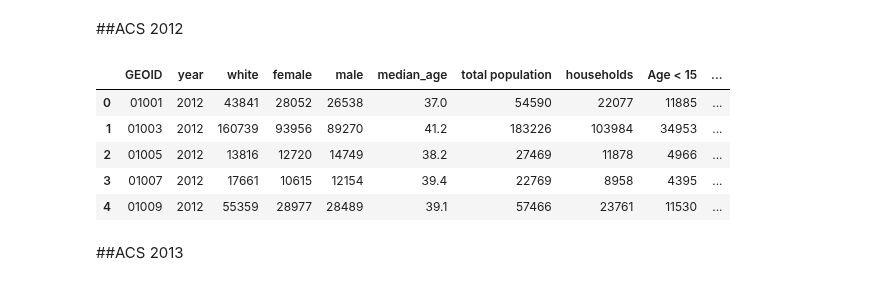
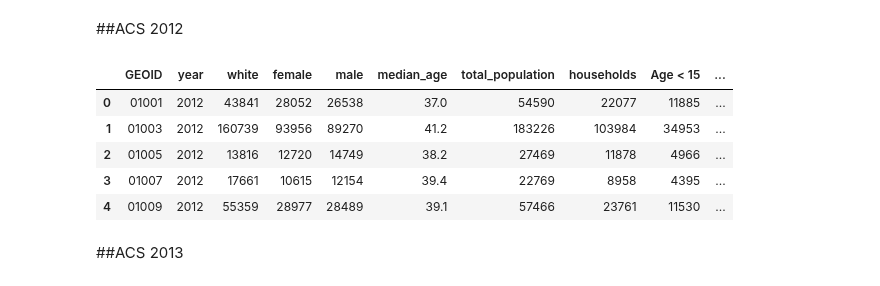
Before and after one commit to ReidelVichot/LC_identification, a Jupyter notebook: census_cleaning_11_18_24.ipynb, the cells around one changed output. Drawn from its saved outputs; the diff is of its cells as text; code cells hidden in the pictures.

```diff
--- a/census_cleaning_11_18_24.ipynb
+++ b/census_cleaning_11_18_24.ipynb
@@ -339,35 +321,35 @@ renamed_columns = {'Estimate!!RACE!!White': 'white',
          'Estimate!!SEX AND AGE!!10 to 14 years': '10_to_14_years',
          'Estimate!!SEX AND AGE!!15 to 19 years': '15_to_19_years',
          'Estimate!!SEX AND AGE!!20 to 24 years': '20_to_24_years',
          'Estimate!!SEX AND AGE!!25 to 34 years': '25_to_34_years',
          'Estimate!!SEX AND AGE!!35 to 44 years': '35_to_44_years',
          'Estimate!!SEX AND AGE!!45 to 54 years': '45_to_54_years',
          'Estimate!!SEX AND AGE!!55 to 59 years': '55_to_59_years',
          'Estimate!!SEX AND AGE!!60 to 64 years': '60_to_64_years',
          'Estimate!!SEX AND AGE!!65 years and over': '65_years_and_over',
          'Estimate!!SEX AND AGE!!Female': 'female',
          'Estimate!!SEX AND AGE!!Male': 'male',
          'Estimate!!SEX AND AGE!!Median age (years)': 'median_age',
-         'Estimate!!SEX AND AGE!!Total population': 'total population',
+         'Estimate!!SEX AND AGE!!Total population': 'total_population',
          'Estimate!!Total housing units': 'households'}
 acs5_12.rename(columns=renamed_columns, inplace=True)
 
 # -- create age groups
 acs5_12["Age < 15"] = acs5_12['under_5_years'] + acs5_12['5_to_9_years'] + acs5_12['10_to_14_years']
 acs5_12["Age 15-24"] = acs5_12['15_to_19_years'] + acs5_12['20_to_24_years']
 acs5_12["Age 25-44"] = acs5_12['25_to_34_years'] + acs5_12['35_to_44_years']
 acs5_12["Age 45-64"] = acs5_12['45_to_54_years'] + acs5_12['55_to_59_years'] + acs5_12['60_to_64_years']
 acs5_12["Age >= 65"] = acs5_12['65_years_and_over']
 
 
 # -- drop unnecesary columns
 acs5_12.drop(columns=['under_5_years', '5_to_9_years', '10_to_14_years',
                       '15_to_19_years', '20_to_24_years', '25_to_34_years',
                       '35_to_44_years', '45_to_54_years', '55_to_59_years',
                       '60_to_64_years', '65_years_and_over'], inplace=True)
 acs5_12.head()
 # %% [output]
-|  | GEOID | year | white | female | male | median_age | total population | households | Age < 15 | ... |
+|  | GEOID | year | white | female | male | median_age | total_population | households | Age < 15 | ... |
 | 0 | 01001 | 2012 | 43841 | 28052 | 26538 | 37.0 | 54590 | 22077 | 11885 | ... |
 | 1 | 01003 | 2012 | 160739 | 93956 | 89270 | 41.2 | 183226 | 103984 | 34953 | ... |
 | 2 | 01005 | 2012 | 13816 | 12720 | 14749 | 38.2 | 27469 | 11878 | 4966 | ... |
```
Also changed, not shown: parts of 22 cells of this notebook.
